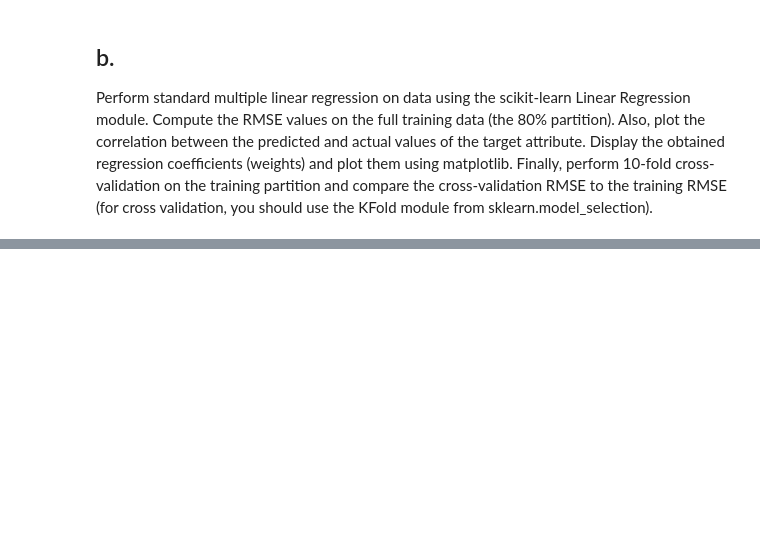
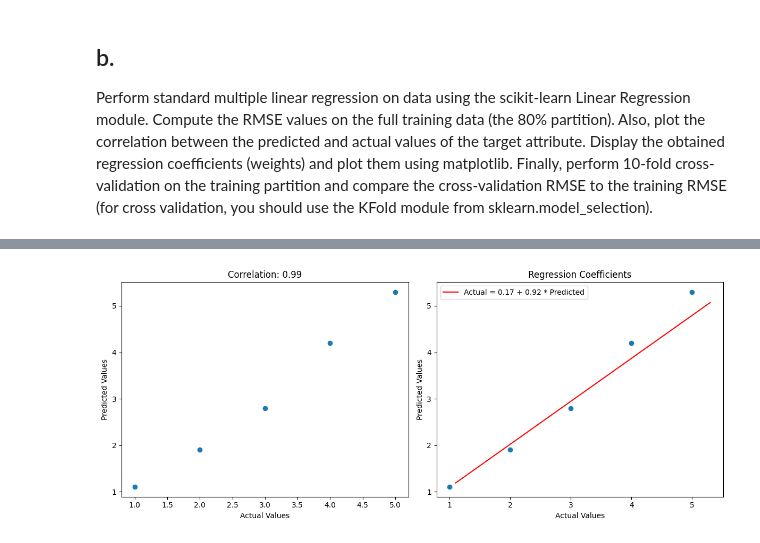
Before and after one commit to kushalnavghare/DSC-478_PRG_ML_APP, a Jupyter notebook: Assignment_3.ipynb, the cells around one changed output, grey strips where cells are left out. Cells and saved outputs as stored; diff of their text form; code cells hidden in the pictures; blank space fills up the shorter version.

```diff
--- a/Assignment_3.ipynb
+++ b/Assignment_3.ipynb
@@ -141,0 +191,42 @@ ValueError: ignored
+# %%
+
+data = {'Actual': [1, 2, 3, 4, 5],
+        'Predicted': [1.1, 1.9, 2.8, 4.2, 5.3]}
+df = pd.DataFrame(data)
+
+# Create and fit a linear regression model
+X = df['Predicted'].values.reshape(-1, 1)
+y = df['Actual'].values
+regression_model = LinearRegression()
+regression_model.fit(X, y)
+
+# Get the regression coefficients
+intercept = regression_model.intercept_
+coefficient = regression_model.coef_[0]
+
+# Calculate the correlation between Actual and Predicted values
+correlation = df['Actual'].corr(df['Predicted'])
+
+# Plot the correlation and regression coefficients
+fig, (ax1, ax2) = plt.subplots(1, 2, figsize=(12, 5))
+
+# Scatter plot for correlation
+ax1.scatter(df['Actual'], df['Predicted'])
+ax1.set_xlabel('Actual Values')
+ax1.set_ylabel('Predicted Values')
+ax1.set_title(f'Correlation: {correlation:.2f}')
+
+# Plot the regression coefficients
+x = np.linspace(min(df['Predicted']), max(df['Predicted']), 100)
+y = intercept + coefficient * x
+ax2.plot(x, y, color='red', label=f'Actual = {intercept:.2f} + {coefficient:.2f} * Predicted')
+ax2.scatter(df['Actual'], df['Predicted'])
+ax2.set_xlabel('Actual Values')
+ax2.set_ylabel('Predicted Values')
+ax2.set_title('Regression Coefficients')
+ax2.legend()
+
+plt.tight_layout()
+plt.show()
+# %% [output]
+[figure, added]
```
Also changed, not shown: parts of 18 cells of this notebook.
